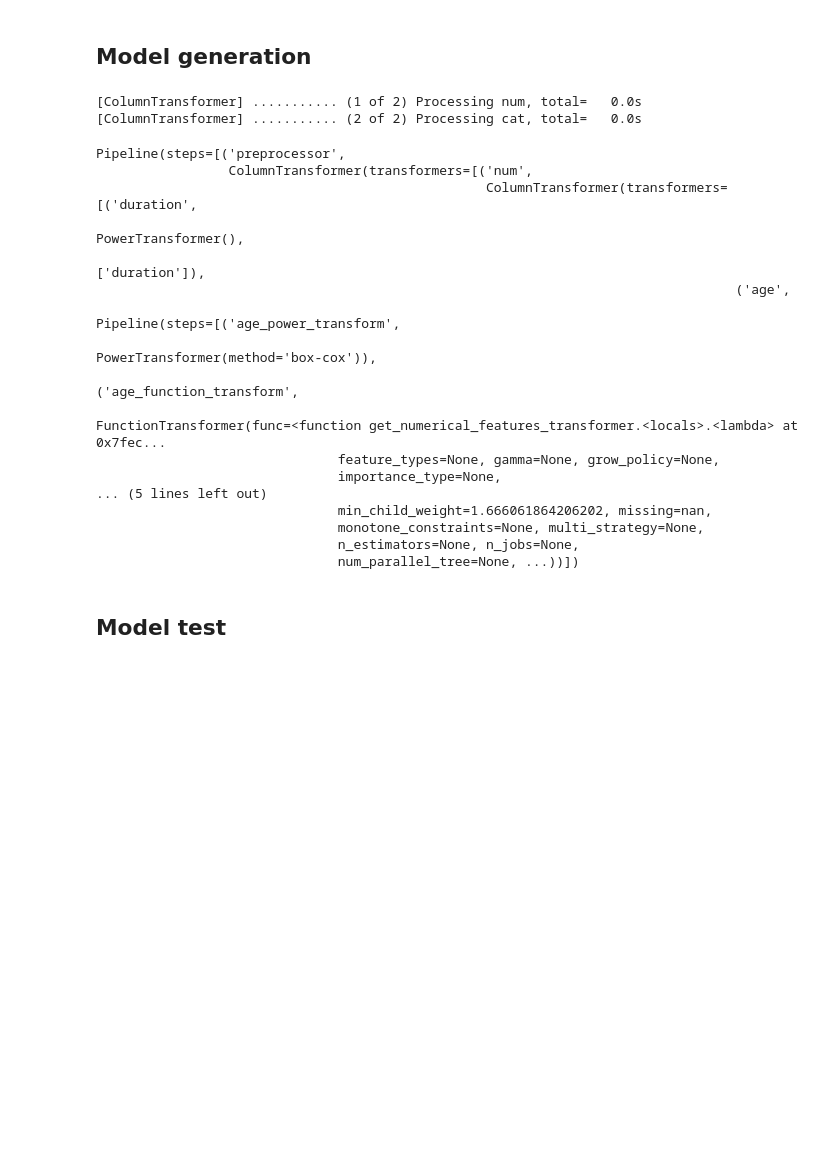
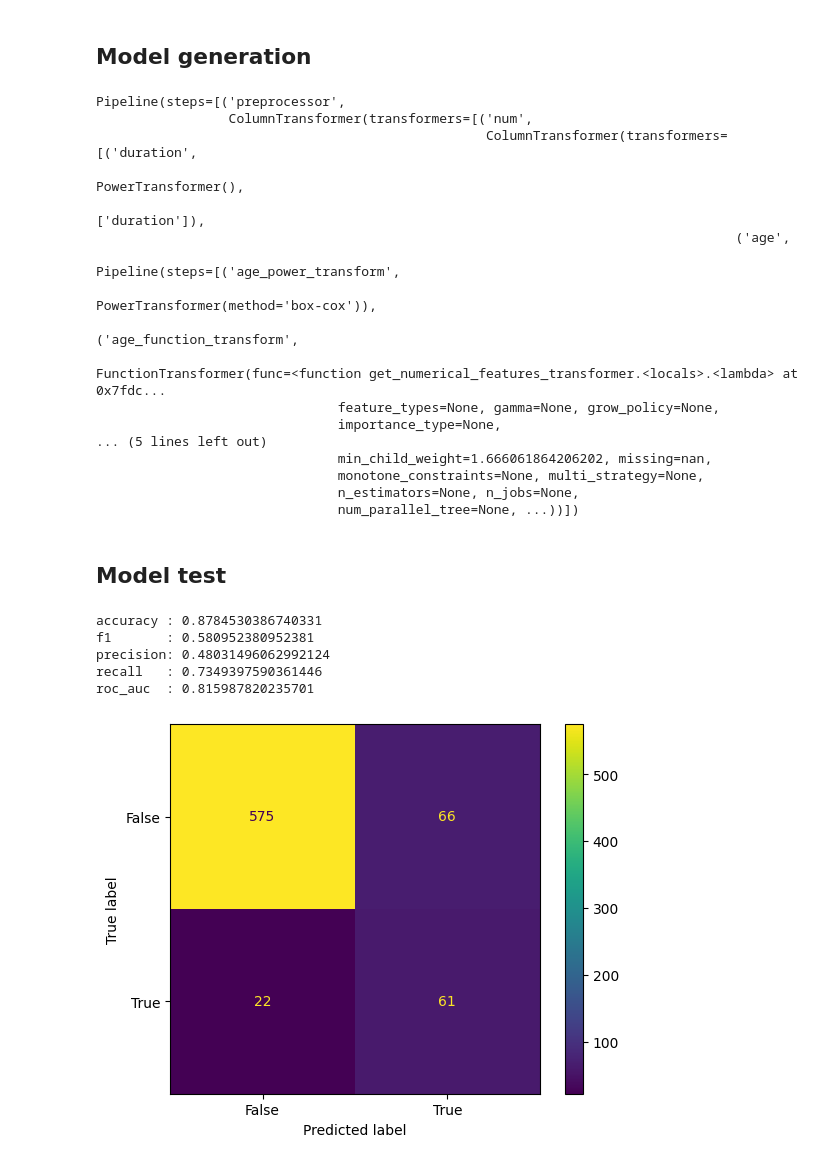
Before and after one commit to UserKrzysztof/MachineLearning-project1, a Jupyter notebook: code/pipeline_v0.ipynb, the cells around one changed output. Drawn from its saved outputs; the diff is of its cells as text; code cells hidden in the pictures; blank space fills up the shorter version.

Commit message:
final pipeline, change in features transformer

```diff
--- a/code/pipeline_v0.ipynb
+++ b/code/pipeline_v0.ipynb
@@ -93,25 +93,25 @@ def get_features_transformer():
     return ColumnTransformer(
         transformers = [
             ("num", get_numerical_features_transformer(), ["duration","balance", "age", "day", "month"]),
-            ("cat", get_categorical_features_transformer(), ["default", "housing", "loan", "education", "marital", "poutcome", "job", "contact"])
-        ],
-        verbose=True
+            ("cat", get_categorical_features_transformer(), ["default", "housing", "loan", "education", "marital", "poutcome", "job", "contact"]),
+            ("others", FunctionTransformer(), ["campaign", "pdays"])
+        ]
     )
 
-def get_estimator():
+def get_estimator(weights):
     return XGBClassifier(booster= 'gbtree',
                          eta= 0.10987358313376537,
                          max_delta_step= 1.446953199095078,
                          max_depth= 4,
                          min_child_weight= 1.666061864206202,
                          objective= 'binary:logistic',
-                         scale_pos_weight= 7.671462829736211,
+                         scale_pos_weight= weights,
                          tree_method= 'exact')
-def get_model():
+def get_model(weights):
     return Pipeline(
         steps = [
             ("preprocessor", get_features_transformer()),
-            ("estimator", get_estimator())
+            ("estimator", get_estimator(weights))
         ]
     )
 
@@ -150,27 +148,39 @@ clf = get_model()
+# %%
+positive = y_train.sum()
+negative = y_train.count() - positive
+clf = get_model(negative/positive)
 # %%
 clf.fit(X_train,y_train)
 # %% [output]
-[ColumnTransformer] ........... (1 of 2) Processing num, total=   0.0s
-[ColumnTransformer] ........... (2 of 2) Processing cat, total=   0.0s
+Pipeline(steps=[('preprocessor',
+                 ColumnTransformer(transformers=[('num',
+                                                  ColumnTransformer(transformers=[('duration',
+                                                                                   PowerTransformer(),
+                                                                                   ['duration']),
+                                                                                  ('age',
+                                                                                   Pipeline(steps=[('age_power_transform',
+                                                                                                    PowerTransformer(method='box-cox')),
+                                                                                                   ('age_function_transform',
+                                                                                                    FunctionTransformer(func=<function get_numerical_features_transformer.<locals>.<lambda> at 0x7fdc...
+                               feature_types=None, gamma=None, grow_policy=None,
+                               importance_type=None,
+... (5 lines left out)
+                               min_child_weight=1.666061864206202, missing=nan,
+                               monotone_constraints=None, multi_strategy=None,
+                               n_estimators=None, n_jobs=None,
+                               num_parallel_tree=None, ...))])
-Pipeline(steps=[('preprocessor',
-                 ColumnTransformer(transformers=[('num',
-                                                  ColumnTransformer(transformers=[('duration',
-                                                                                   PowerTransformer(),
-                                                                                   ['duration']),
-                                                                                  ('age',
-                                                                                   Pipeline(steps=[('age_power_transform',
-                                                                                                    PowerTransformer(method='box-cox')),
-                                                                                                   ('age_function_transform',
-                                                                                                    FunctionTransformer(func=<function get_numerical_features_transformer.<locals>.<lambda> at 0x7fec...
-                               feature_types=None, gamma=None, grow_policy=None,
-                               importance_type=None,
-... (5 lines left out)
-                               min_child_weight=1.666061864206202, missing=nan,
-                               monotone_constraints=None, multi_strategy=None,
-                               n_estimators=None, n_jobs=None,
-                               num_parallel_tree=None, ...))])
 # %% [markdown]
 ## Model test
+# %%
+y_hat = clf.predict(X_test)
+printMetrics(y_test, y_hat)
+# %% [output]
+accuracy : 0.8784530386740331
+f1       : 0.580952380952381
+precision: 0.48031496062992124
+recall   : 0.7349397590361446
+roc_auc  : 0.815987820235701
+[figure, added]
 # %%
 y_hat = (clf.predict_proba(X_test)[:,1] >= 0.63).astype('int')
 printMetrics(y_test, y_hat)
```
Also changed, not shown: parts of 2 cells of this notebook.
